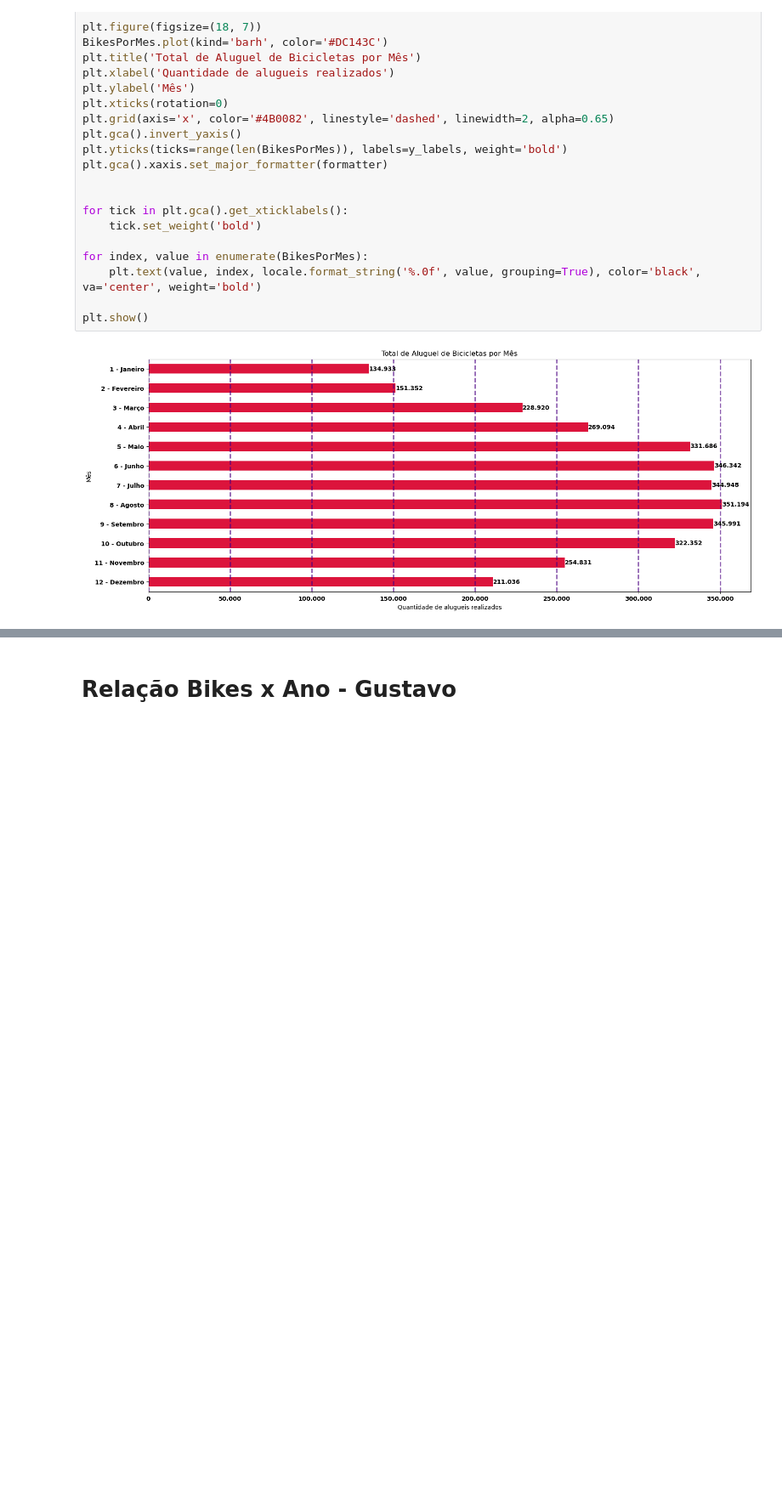
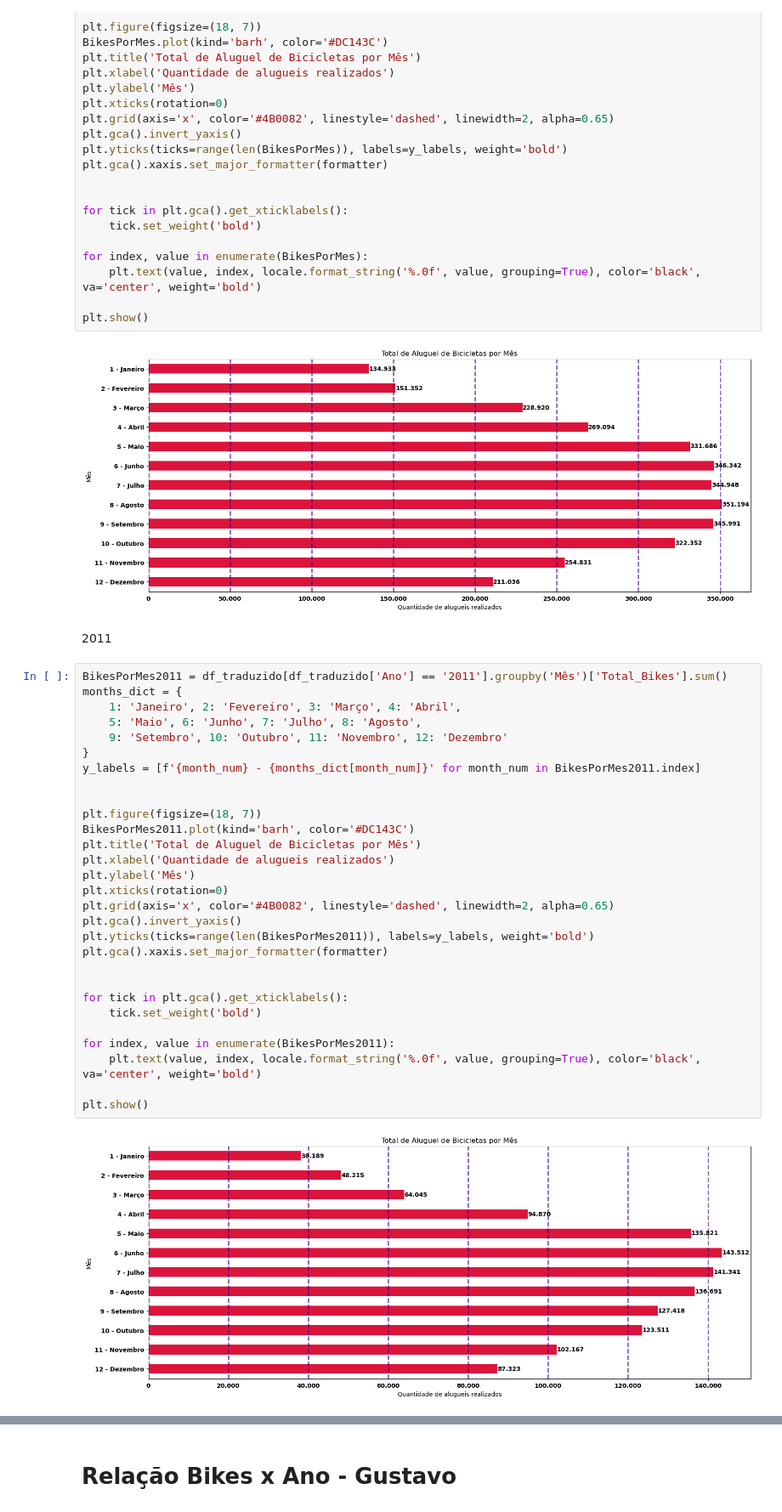
Before and after one commit to MarceloBindi30/A3_AnaliseDeDados, a Jupyter notebook: A3_Main.ipynb, the cells around one changed output, grey strips where cells are left out. Shown at 85% size. Saved outputs shown, nothing was run; the diff lists cells and outputs as text; blank space fills up the shorter version.

```diff
--- a/A3_Main.ipynb
+++ b/A3_Main.ipynb
@@ -459,3 +459,36 @@ for index, value in enumerate(BikesPorMes):
 plt.show()
 # %% [output]
 [figure]
+# %% [markdown]
+2011
+# %%
+BikesPorMes2011 = df_traduzido[df_traduzido['Ano'] == '2011'].groupby('Mês')['Total_Bikes'].sum()
+months_dict = {
+    1: 'Janeiro', 2: 'Fevereiro', 3: 'Março', 4: 'Abril',
+    5: 'Maio', 6: 'Junho', 7: 'Julho', 8: 'Agosto',
+    9: 'Setembro', 10: 'Outubro', 11: 'Novembro', 12: 'Dezembro'
+}
+y_labels = [f'{month_num} - {months_dict[month_num]}' for month_num in BikesPorMes2011.index]
+
+
+plt.figure(figsize=(18, 7))
+BikesPorMes2011.plot(kind='barh', color='#DC143C')
+plt.title('Total de Aluguel de Bicicletas por Mês')
+plt.xlabel('Quantidade de alugueis realizados')
+plt.ylabel('Mês')
+plt.xticks(rotation=0)
+plt.grid(axis='x', color='#4B0082', linestyle='dashed', linewidth=2, alpha=0.65)
+plt.gca().invert_yaxis()
+plt.yticks(ticks=range(len(BikesPorMes2011)), labels=y_labels, weight='bold')
+plt.gca().xaxis.set_major_formatter(formatter)
+
+
+for tick in plt.gca().get_xticklabels():
+    tick.set_weight('bold')
+
+for index, value in enumerate(BikesPorMes2011):
+    plt.text(value, index, locale.format_string('%.0f', value, grouping=True), color='black', va='center', weight='bold')
+
+plt.show()
+# %% [output]
+[figure, added]
```
Also changed, not shown: parts of 2 cells of this notebook.
